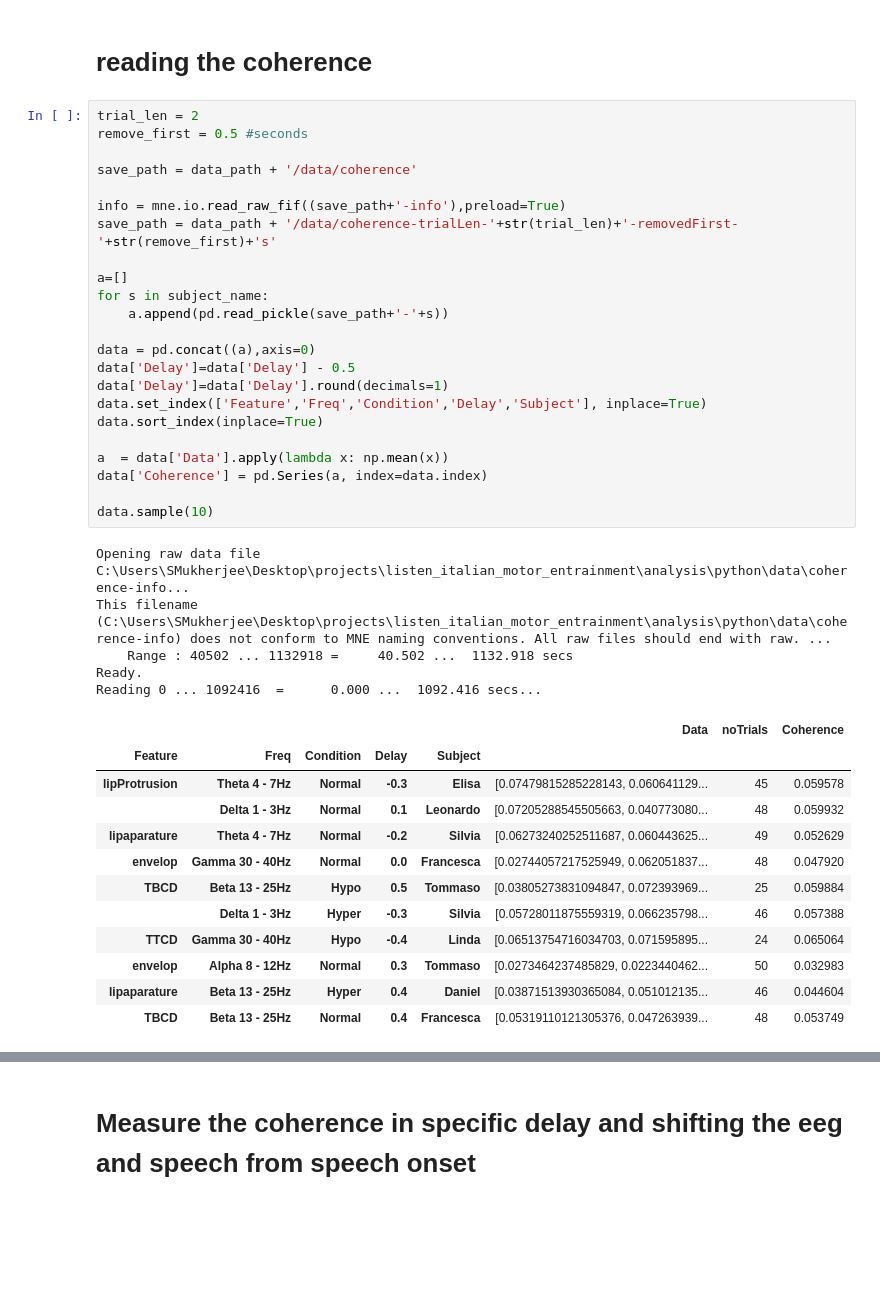
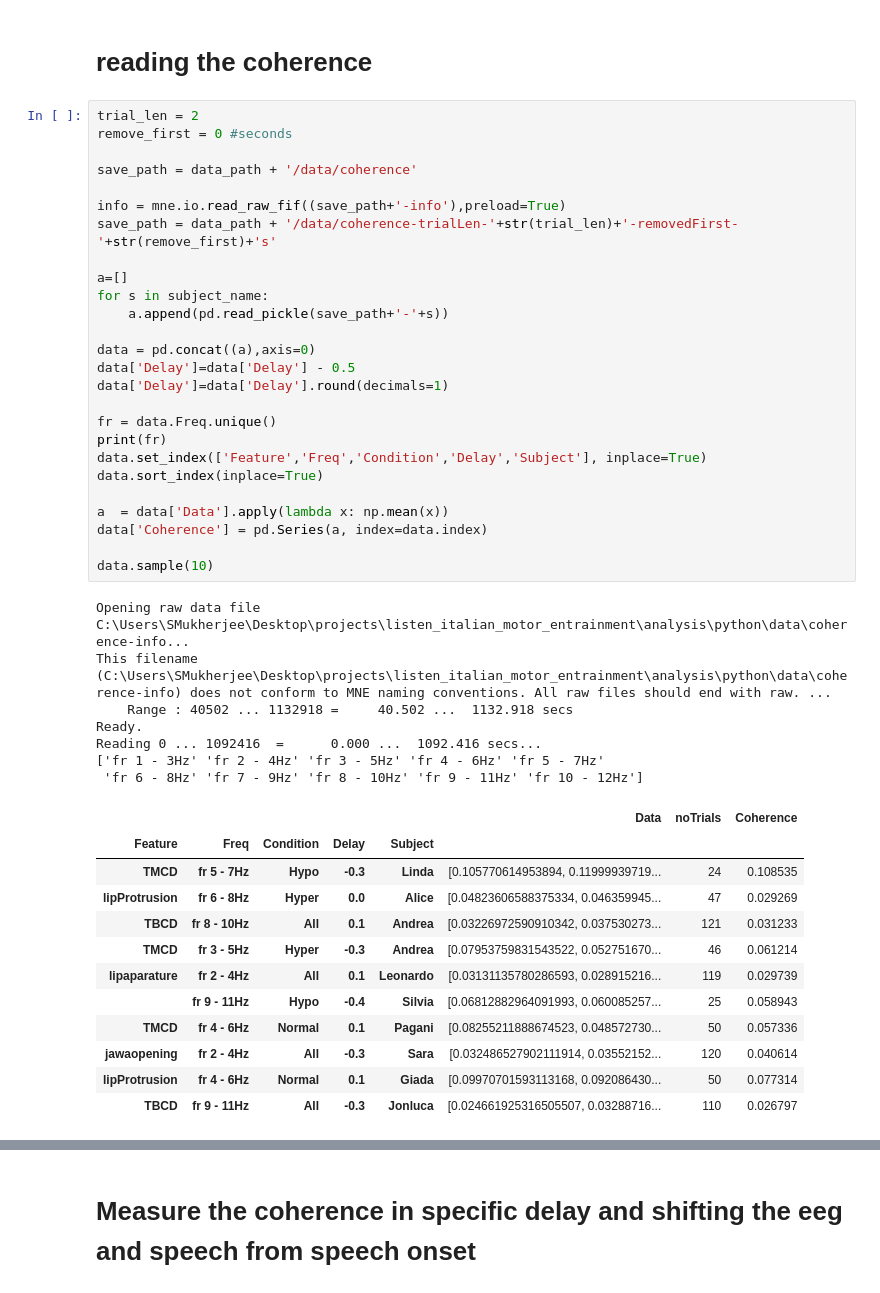
Before and after one commit to sankar-mukherjee/entrainment_python, a Jupyter notebook: coherence_investigate.ipynb, the cells around one changed output, grey strips where cells are left out. Drawn from its saved outputs; the diff is of its cells as text; blank space fills up the shorter version.

```diff
--- a/coherence_investigate.ipynb
+++ b/coherence_investigate.ipynb
@@ -23,44 +23,49 @@ subject_name = ['Alice','Andrea','Daniel','Elena','Elenora','Elisa','Federica','
 # reading the coherence
 # %%
 trial_len = 2
-remove_first = 0.5 #seconds
+remove_first = 0 #seconds
 
 save_path = data_path + '/data/coherence'
 
 info = mne.io.read_raw_fif((save_path+'-info'),preload=True)
 save_path = data_path + '/data/coherence-trialLen-'+str(trial_len)+'-removedFirst-'+str(remove_first)+'s'
 
 a=[]
 for s in subject_name:
     a.append(pd.read_pickle(save_path+'-'+s))
 
 data = pd.concat((a),axis=0)
 data['Delay']=data['Delay'] - 0.5
 data['Delay']=data['Delay'].round(decimals=1)
+
+fr = data.Freq.unique()
+print(fr)
 data.set_index(['Feature','Freq','Condition','Delay','Subject'], inplace=True)
 data.sort_index(inplace=True)
 
 a  = data['Data'].apply(lambda x: np.mean(x))
 data['Coherence'] = pd.Series(a, index=data.index)
 
 data.sample(10)
 # %% [output]
 Opening raw data file C:\Users\SMukherjee\Desktop\projects\listen_italian_motor_entrainment\analysis\python\data\coherence-info...
 This filename (C:\Users\SMukherjee\Desktop\projects\listen_italian_motor_entrainment\analysis\python\data\coherence-info) does not conform to MNE naming conventions. All raw files should end with raw. ...
     Range : 40502 ... 1132918 =     40.502 ...  1132.918 secs
 Ready.
 Reading 0 ... 1092416  =      0.000 ...  1092.416 secs...
+['fr 1 - 3Hz' 'fr 2 - 4Hz' 'fr 3 - 5Hz' 'fr 4 - 6Hz' 'fr 5 - 7Hz'
+ 'fr 6 - 8Hz' 'fr 7 - 9Hz' 'fr 8 - 10Hz' 'fr 9 - 11Hz' 'fr 10 - 12Hz']
 |  |  |  |  |  | Data | noTrials | Coherence |
 | Feature | Freq | Condition | Delay | Subject |  |  |  |
-| lipProtrusion | Theta 4 - 7Hz | Normal | -0.3 | Elisa | [0.07479815285228143, 0.060641129... | 45 | 0.059578 |
-|  | Delta 1 - 3Hz | Normal | 0.1 | Leonardo | [0.07205288545505663, 0.040773080... | 48 | 0.059932 |
-| lipaparature | Theta 4 - 7Hz | Normal | -0.2 | Silvia | [0.06273240252511687, 0.060443625... | 49 | 0.052629 |
-| envelop | Gamma 30 - 40Hz | Normal | 0.0 | Francesca | [0.02744057217525949, 0.062051837... | 48 | 0.047920 |
-| TBCD | Beta 13 - 25Hz | Hypo | 0.5 | Tommaso | [0.03805273831094847, 0.072393969... | 25 | 0.059884 |
-|  | Delta 1 - 3Hz | Hyper | -0.3 | Silvia | [0.05728011875559319, 0.066235798... | 46 | 0.057388 |
-| TTCD | Gamma 30 - 40Hz | Hypo | -0.4 | Linda | [0.06513754716034703, 0.071595895... | 24 | 0.065064 |
-| envelop | Alpha 8 - 12Hz | Normal | 0.3 | Tommaso | [0.0273464237485829, 0.0223440462... | 50 | 0.032983 |
-| lipaparature | Beta 13 - 25Hz | Hyper | 0.4 | Daniel | [0.03871513930365084, 0.051012135... | 46 | 0.044604 |
-| TBCD | Beta 13 - 25Hz | Normal | 0.4 | Francesca | [0.05319110121305376, 0.047263939... | 48 | 0.053749 |
+| TMCD | fr 5 - 7Hz | Hypo | -0.3 | Linda | [0.105770614953894, 0.11999939719... | 24 | 0.108535 |
+| lipProtrusion | fr 6 - 8Hz | Hyper | 0.0 | Alice | [0.04823606588375334, 0.046359945... | 47 | 0.029269 |
+| TBCD | fr 8 - 10Hz | All | 0.1 | Andrea | [0.03226972590910342, 0.037530273... | 121 | 0.031233 |
+| TMCD | fr 3 - 5Hz | Hyper | -0.3 | Andrea | [0.07953759831543522, 0.052751670... | 46 | 0.061214 |
+| lipaparature | fr 2 - 4Hz | All | 0.1 | Leonardo | [0.03131135780286593, 0.028915216... | 119 | 0.029739 |
+|  | fr 9 - 11Hz | Hypo | -0.4 | Silvia | [0.06812882964091993, 0.060085257... | 25 | 0.058943 |
+| TMCD | fr 4 - 6Hz | Normal | 0.1 | Pagani | [0.08255211888674523, 0.048572730... | 50 | 0.057336 |
+| jawaopening | fr 2 - 4Hz | All | -0.3 | Sara | [0.032486527902111914, 0.03552152... | 120 | 0.040614 |
+| lipProtrusion | fr 4 - 6Hz | Normal | 0.1 | Giada | [0.09970701593113168, 0.092086430... | 50 | 0.077314 |
+| TBCD | fr 9 - 11Hz | All | -0.3 | Jonluca | [0.024661925316505507, 0.03288716... | 110 | 0.026797 |
 # %%
 condition = ['Hyper','Normal','Hypo','All']
```
Also changed, not shown: parts of 6 cells of this notebook.
